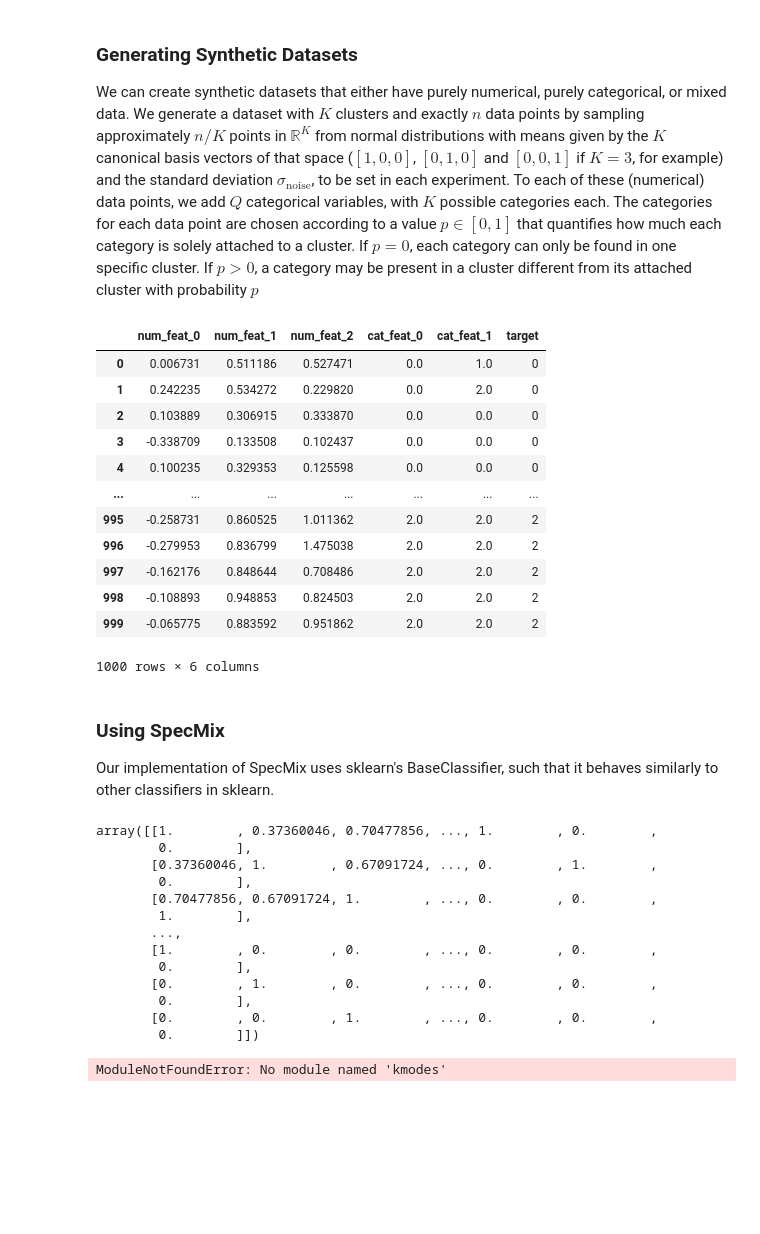
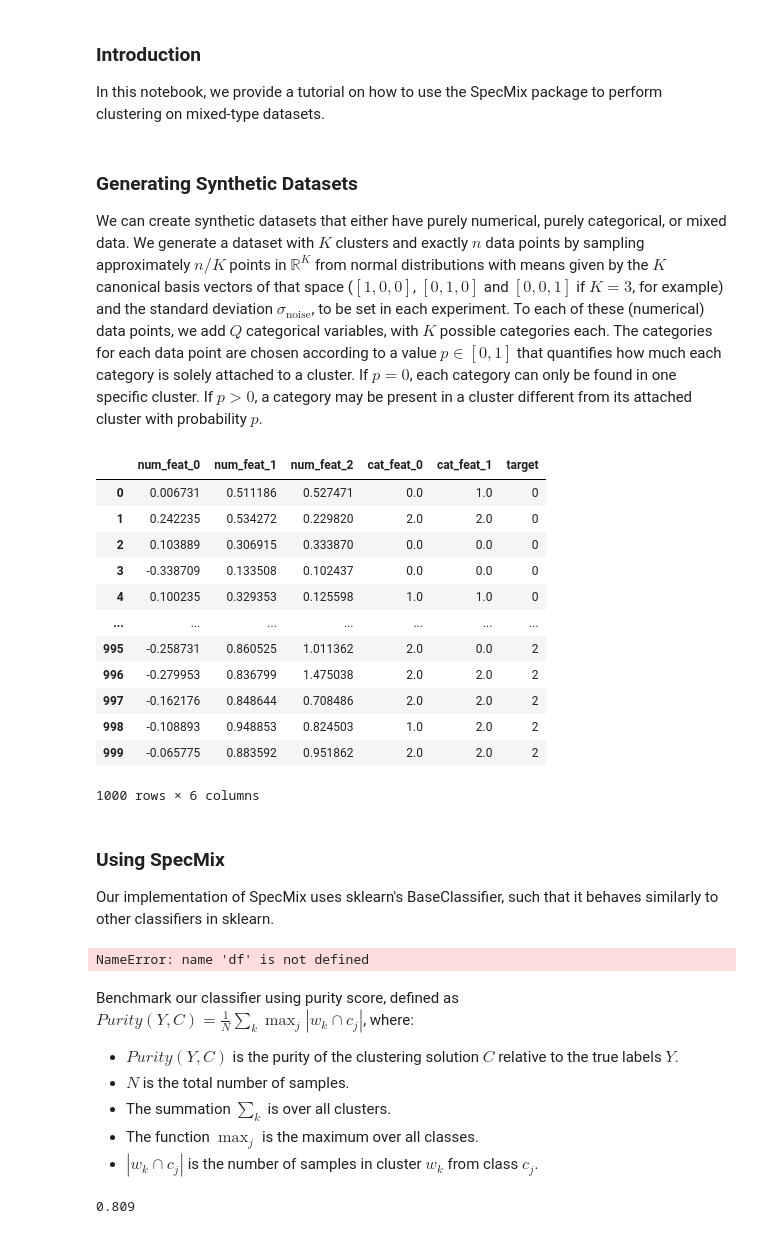
Before and after one commit to dylansoemitro/SpecMix, a Jupyter notebook: demo.ipynb, the cells around one changed output. Saved outputs shown, nothing was run; the diff lists cells and outputs as text; code cells hidden in the pictures; blank space fills up the shorter version.

```diff
--- a/demo.ipynb
+++ b/demo.ipynb
@@ -3,24 +1,27 @@ import S
+# %% [markdown]
+### Introduction
+In this notebook, we provide a tutorial on how to use the SpecMix package to perform clustering on mixed-type datasets.
 # %% [markdown]
 ### Generating Synthetic Datasets
-We can create synthetic datasets that either have purely numerical, purely categorical, or mixed data. We generate a dataset with $K$ clusters and exactly $n$ data points by sampling approximately $n/K$ points in $\mathbb{R}^K$ from normal distributions with means given by the $K$ canonical basis vectors of that space ($[1, 0, 0]$, $[0, 1, 0]$ and $[0, 0, 1]$ if $K = 3$, for example) and the standard deviation $\sigma_{\text{noise}}$, to be set in each experiment. To each of these (numerical) data points, we add $Q$ categorical variables, with $K$ possible categories each. The categories for each data point are chosen according to a value $p \in [0, 1]$ that quantifies how much each category is solely attached to a cluster. If $p = 0$, each category can only be found in one specific cluster. If $p>0$, a category may be present in a cluster different from its attached cluster with probability $p$
+We can create synthetic datasets that either have purely numerical, purely categorical, or mixed data. We generate a dataset with $K$ clusters and exactly $n$ data points by sampling approximately $n/K$ points in $\mathbb{R}^K$ from normal distributions with means given by the $K$ canonical basis vectors of that space ($[1, 0, 0]$, $[0, 1, 0]$ and $[0, 0, 1]$ if $K = 3$, for example) and the standard deviation $\sigma_{\text{noise}}$, to be set in each experiment. To each of these (numerical) data points, we add $Q$ categorical variables, with $K$ possible categories each. The categories for each data point are chosen according to a value $p \in [0, 1]$ that quantifies how much each category is solely attached to a cluster. If $p = 0$, each category can only be found in one specific cluster. If $p>0$, a category may be present in a cluster different from its attached cluster with probability $p$.
 # %%
 from examples.synthetic_dataset_generation import generate_mixed_dataset
 
 #Generate a synthetic dataset with 2 numerical features, 2 categorical features, 3 clusters, 0.1 noise
-df = generate_mixed_dataset(n_samples=1000, n_numerical_features=3, n_categorical_features=2, n_clusters=3, p=0.1, save=False)
+df = generate_mixed_dataset(n_samples=1000, n_numerical_features=3, n_categorical_features=2, n_clusters=3, p=0.3, save=False)
 df
 # %% [output]
 |  | num_feat_0 | num_feat_1 | num_feat_2 | cat_feat_0 | cat_feat_1 | target |
 | 0 | 0.006731 | 0.511186 | 0.527471 | 0.0 | 1.0 | 0 |
-| 1 | 0.242235 | 0.534272 | 0.229820 | 0.0 | 2.0 | 0 |
+| 1 | 0.242235 | 0.534272 | 0.229820 | 2.0 | 2.0 | 0 |
 | 2 | 0.103889 | 0.306915 | 0.333870 | 0.0 | 0.0 | 0 |
 | 3 | -0.338709 | 0.133508 | 0.102437 | 0.0 | 0.0 | 0 |
-| 4 | 0.100235 | 0.329353 | 0.125598 | 0.0 | 0.0 | 0 |
+| 4 | 0.100235 | 0.329353 | 0.125598 | 1.0 | 1.0 | 0 |
 | ... | ... | ... | ... | ... | ... | ... |
-| 995 | -0.258731 | 0.860525 | 1.011362 | 2.0 | 2.0 | 2 |
+| 995 | -0.258731 | 0.860525 | 1.011362 | 2.0 | 0.0 | 2 |
 | 996 | -0.279953 | 0.836799 | 1.475038 | 2.0 | 2.0 | 2 |
 | 997 | -0.162176 | 0.848644 | 0.708486 | 2.0 | 2.0 | 2 |
-| 998 | -0.108893 | 0.948853 | 0.824503 | 2.0 | 2.0 | 2 |
+| 998 | -0.108893 | 0.948853 | 0.824503 | 1.0 | 2.0 | 2 |
 | 999 | -0.065775 | 0.883592 | 0.951862 | 2.0 | 2.0 | 2 |
 1000 rows × 6 columns
 # %% [markdown]
@@ -39,19 +40,15 @@ specmix.fit(df)
 #Observe the adjacency matrix created by the algorithm
 specmix.adj_matrix_
 # %% [output]
-array([[1.        , 0.37360046, 0.70477856, ..., 1.        , 0.        ,
-        0.        ],
-       [0.37360046, 1.        , 0.67091724, ..., 0.        , 1.        ,
-        0.        ],
-       [0.70477856, 0.67091724, 1.        , ..., 0.        , 0.        ,
-        1.        ],
-       ...,
-       [1.        , 0.        , 0.        , ..., 0.        , 0.        ,
-        0.        ],
-       [0.        , 1.        , 0.        , ..., 0.        , 0.        ,
-        0.        ],
-       [0.        , 0.        , 1.        , ..., 0.        , 0.        ,
-        0.        ]])
+NameError: name 'df' is not defined
+# %% [markdown]
+Benchmark our classifier using purity score, defined as $Purity(Y, C) = \frac{1}{N} \sum_{k} \max_j |w_{k} \cap c_{j}|$,
+where:
+- $Purity(Y, C)$ is the purity of the clustering solution $C$ relative to the true labels $Y$.
+- $N$ is the total number of samples.
+- The summation $\sum_k$ is over all clusters.
+- The function $\max_j$ is the maximum over all classes.
+- $|w_{k} \cap c_{j}|$ is the number of samples in cluster $w_{k}$ from class $c_{j}$.
 # %%
 from examples.benchmark_algorithms import purity_score
 #Calculate the purity score of the algorithm
@@ -59,4 +56,4 @@ predicted_labels = specmix.labels_
 target_labels = df['target'].tolist()
 purity_score(target_labels, predicted_labels)
 # %% [output]
-ModuleNotFoundError: No module named 'kmodes'
+0.809
```
Also changed, not shown: parts of 10 cells of this notebook, 4 other files.
